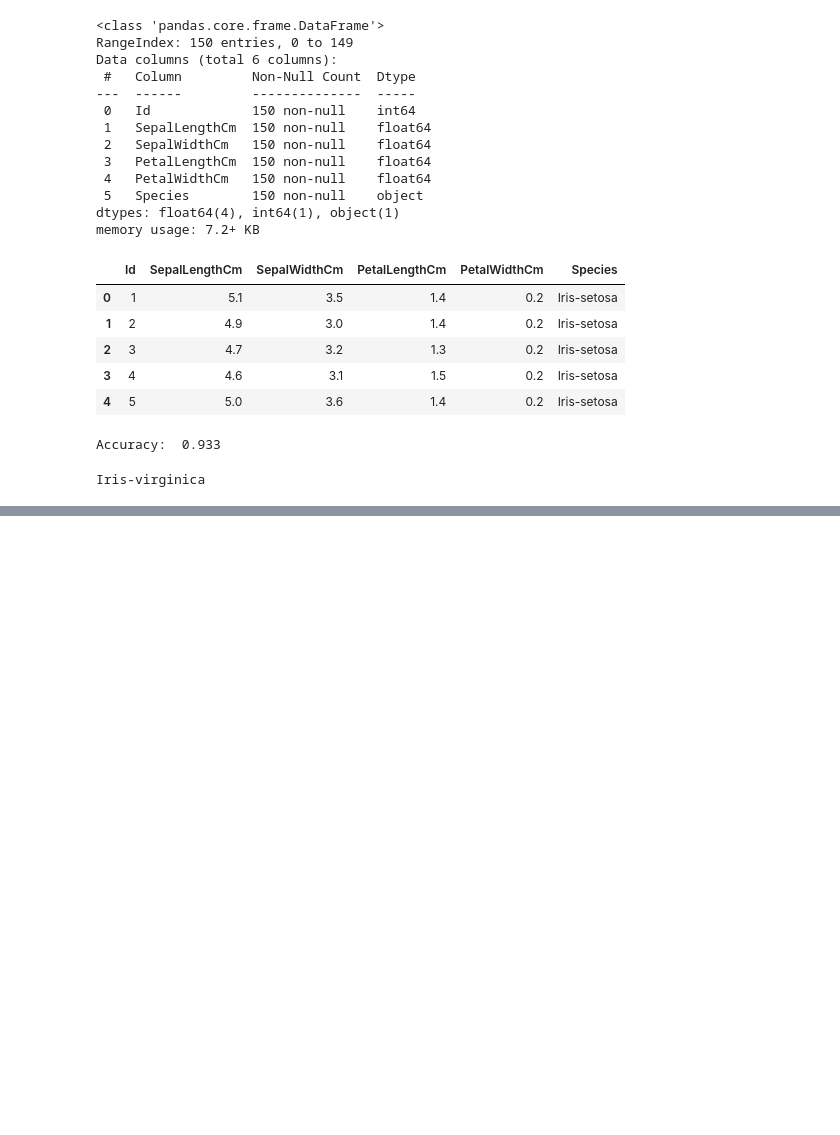
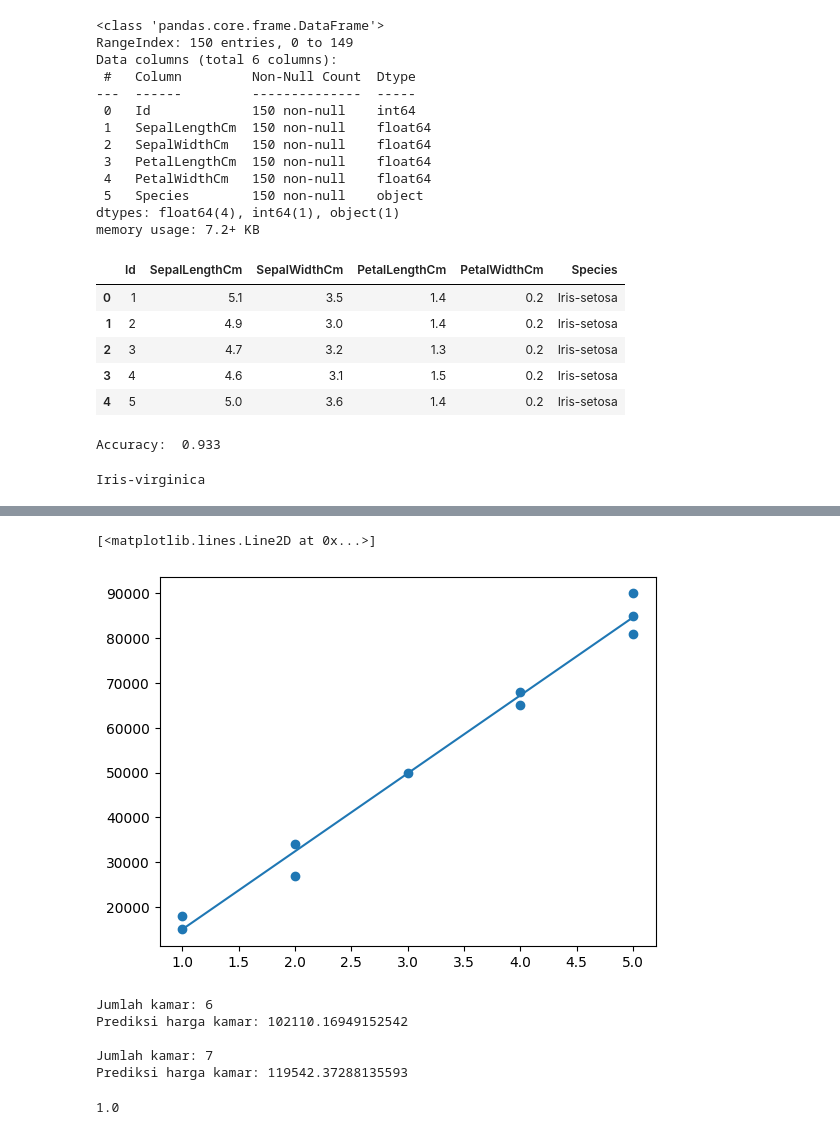
Before and after one commit to Agtna/AI-2025, a Jupyter notebook: job8.ipynb, the cells around one changed output, grey strips where cells are left out. Cells and saved outputs as stored; diff of their text form; code cells hidden in the pictures; blank space fills up the shorter version.

```diff
--- a/job8.ipynb
+++ b/job8.ipynb
@@ -77,0 +104,31 @@ export_graphviz(
+# %%
+# menampilkan plot hubungan antara jumlah kamar dengan harga rumah
+plt.scatter(bedrooms, house_price)
+plt.plot(bedrooms, linreg.predict(bedrooms))
+# %% [output]
+[<matplotlib.lines.Line2D at 0x...>]
+[figure, added]
+# %%
+# Data testing
+# Jumlah kamar yang ingin diprediksi harganya
+X_test = np.array([[6], [7]])
+
+# Melakukan prediksi harga kamar
+y_pred = linreg.predict(X_test)
+
+# Menampilkan hasil prediksi
+for i in range(len(X_test)):
+    print("Jumlah kamar:", X_test[i][0])
+    print("Prediksi harga kamar:", y_pred[i])
+    print()
+# %% [output]
+Jumlah kamar: 6
+Prediksi harga kamar: 102110.16949152542
+
+Jumlah kamar: 7
+Prediksi harga kamar: 119542.37288135593
+# %%
+# uji akurasi model
+linreg.score(X_test, y_pred)
+# %% [output]
+1.0
```
Also changed, not shown: parts of 12 cells of this notebook.
